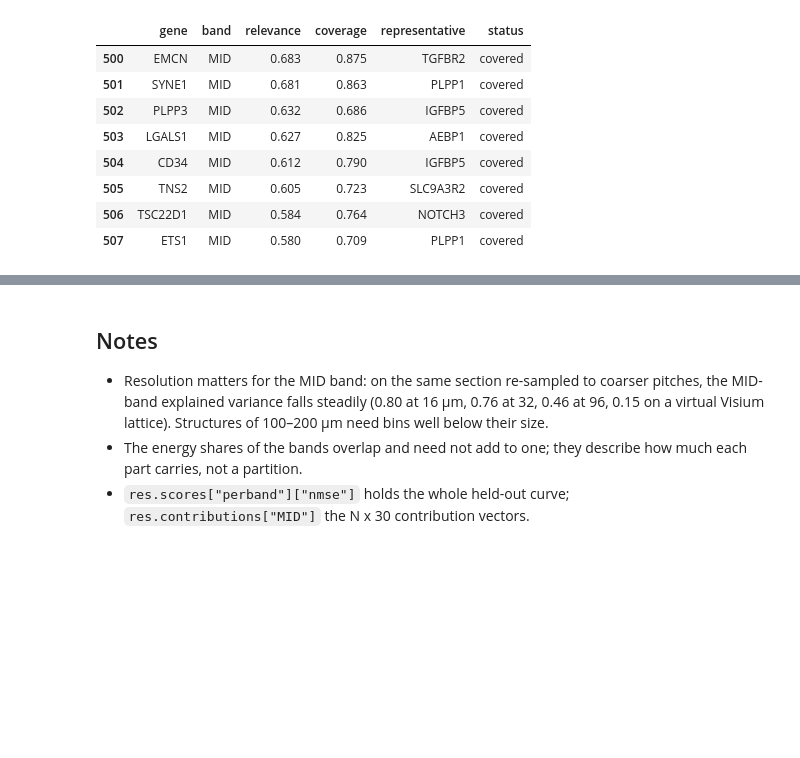
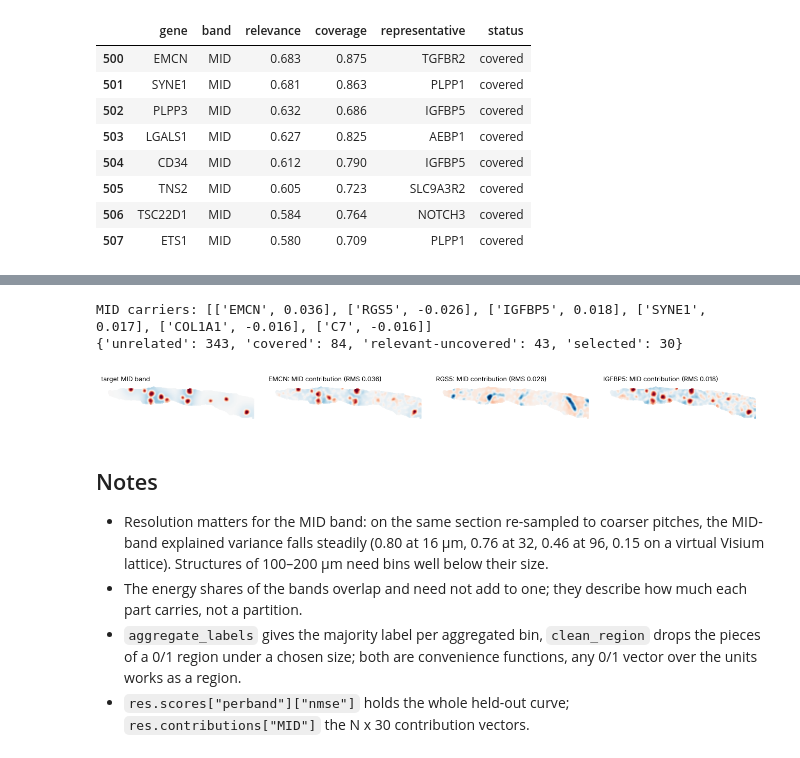
Before and after one commit to BMEngineeR/scalematch, a Jupyter notebook: tutorials/02_continuous_target_visium_hd.ipynb, the cells around one changed output, grey strips where cells are left out. Saved outputs shown, nothing was run; the diff lists cells and outputs as text; code cells hidden in the pictures; blank space fills up the shorter version.

```diff
--- a/tutorials/02_continuous_target_visium_hd.ipynb
+++ b/tutorials/02_continuous_target_visium_hd.ipynb
@@ -116,0 +169,10 @@ m[m.status == "covered"].head(8).round(3)
+# %%
+t = res_r.gene_table
+print("MID carriers:", t.sort_values("rms_MID", ascending=False)[["gene", "coef_MID"]].head(6).round(3).values.tolist())
+m = res_r.modules[res_r.modules.band == "MID"]
+print(m.status.value_counts().to_dict())
+fig = plot_contributions(res_r, band="MID", n=3, s=2.5)
+# %% [output]
+MID carriers: [['EMCN', 0.036], ['RGS5', -0.026], ['IGFBP5', 0.018], ['SYNE1', 0.017], ['COL1A1', -0.016], ['C7', -0.016]]
+{'unrelated': 343, 'covered': 84, 'relevant-uncovered': 43, 'selected': 30}
+[figure, added]
@@ -121,4 +185,5 @@ res.save("output/kidney16_podocyte")
 
 * Resolution matters for the MID band: on the same section re-sampled to coarser pitches, the MID-band explained variance falls steadily (0.80 at 16 µm, 0.76 at 32, 0.46 at 96, 0.15 on a virtual Visium lattice). Structures of 100–200 µm need bins well below their size.
 * The energy shares of the bands overlap and need not add to one; they describe how much each part carries, not a partition.
+* `aggregate_labels` gives the majority label per aggregated bin, `clean_region` drops the pieces of a 0/1 region under a chosen size; both are convenience functions, any 0/1 vector over the units works as a region.
 * `res.scores["perband"]["nmse"]` holds the whole held-out curve; `res.contributions["MID"]` the N x 30 contribution vectors.
```
Also changed, not shown: parts of 8 cells of this notebook, 9 other files.
